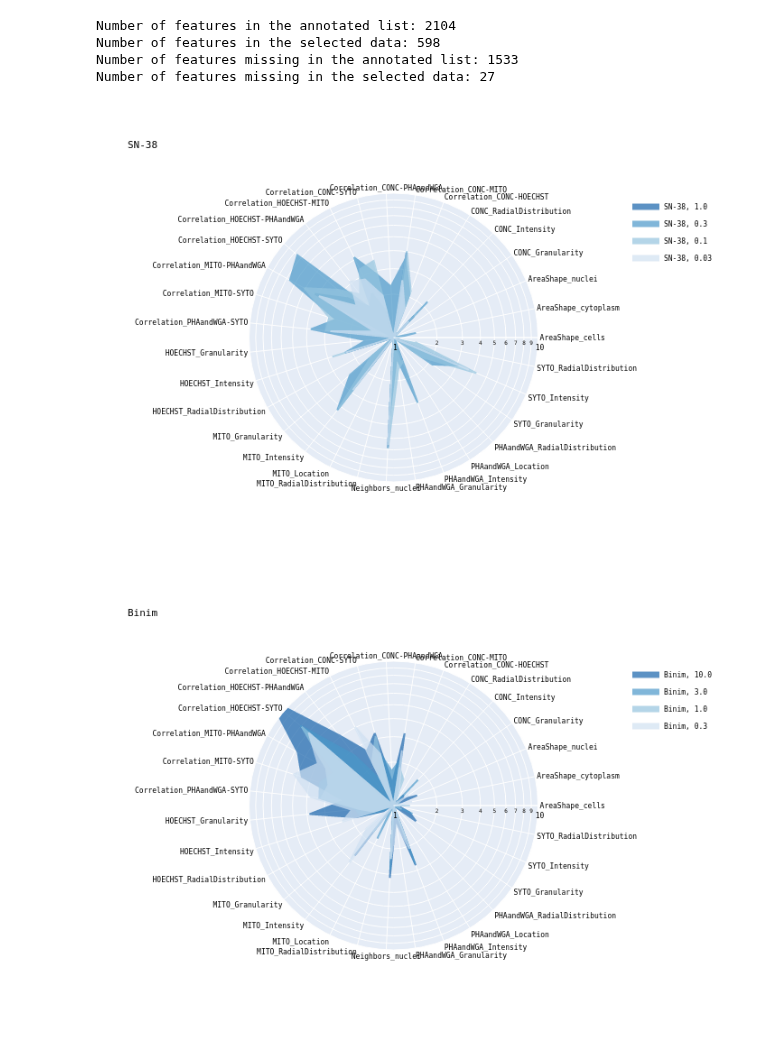
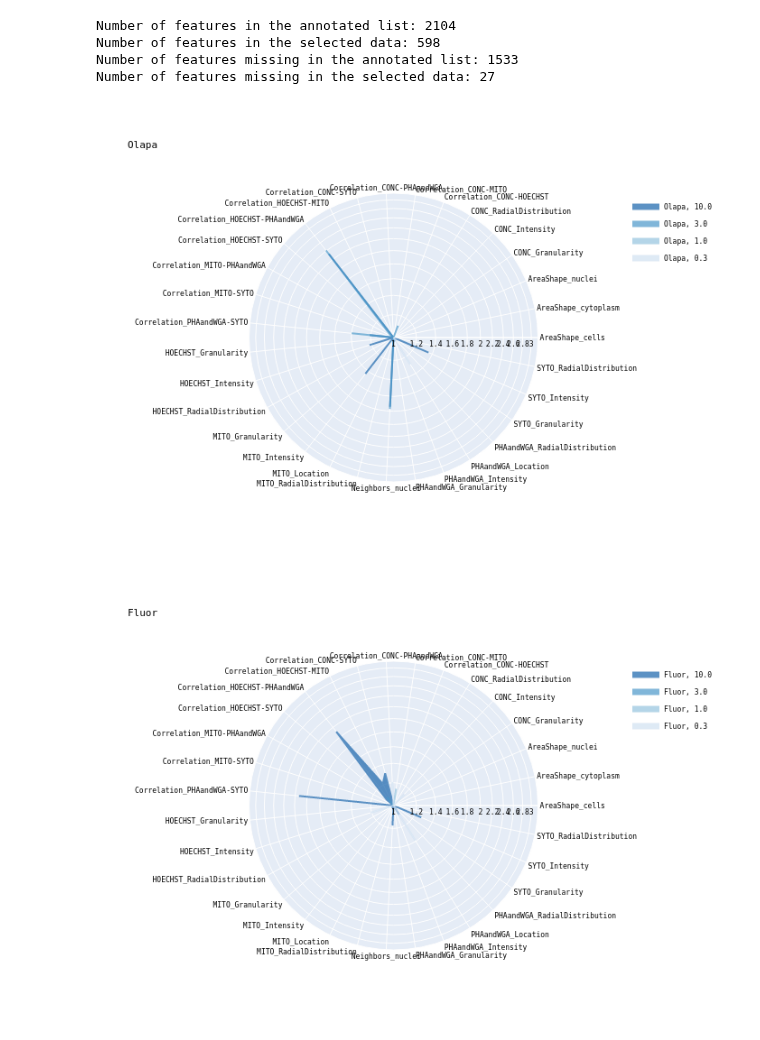
Before and after one commit to pharmbio/colopaint3D, a Jupyter notebook: spher_colo52_v1/3_Figure3/Radarplots/Radarplots_aggregates.ipynb, the cells around one changed output. Cells and saved outputs as stored; diff of their text form; code cells hidden in the pictures.

```diff
--- a/spher_colo52_v1/3_Figure3/Radarplots/Radarplots_aggregates.ipynb
+++ b/spher_colo52_v1/3_Figure3/Radarplots/Radarplots_aggregates.ipynb
@@ -131,3 +132,5 @@ CompoundList = ['SN-38', 'Binim', 'abema', 'Oxali', 'Fluor']
+# %%
+CompoundList = ['Olapa', 'Fluor']
 # %%
 cmap = sns.color_palette("Blues_r", 4)
 # %%
@@ -144,33 +147,33 @@ for compound in CompoundList:
         try:
             color = color_palette[i % len(color_palette)]
             data_point = df_38cat_part.loc["{}_{}".format(compound, dose)]
             trace = go.Scatterpolar(
                 r=data_point, theta=categories, fill='toself',
                 opacity=0.7, line_color=color, fillcolor=color,
                 connectgaps=True, name="{}, {}".format(compound, dose)
             )
             traces.append(trace)
         except:
             print("Missing data for {}_{}".format(compound, dose))
 
     fig = go.Figure(data=traces, layout=go.Layout(
         title=go.layout.Title(text='{}'.format(compound)),
         polar={'radialaxis': {'visible': True}},
         showlegend=True
     ))
 
     # Update the layout with a logarithmic radial axis
 
 
 
     fig.update_layout(
-        polar=dict(radialaxis=dict(type="log", range=[0, 1], tickangle=0)),
+        polar=dict(radialaxis=dict(type="log", range=[0, 0.5], tickangle=0)),
         showlegend=True,
         font=dict(family="Courier New, monospace", size=8, color="Black")
     )
 
     fig.show(renderer='png')
     fig.write_image("{}radarplot_3D_{}_{}.pdf".format(ImagesOut, compound, cell_line))
 # %% [output]
-[figure, old version]
+[figure, new version]
-[figure, old version]
+[figure, new version]
```
Also changed, not shown: parts of 3 cells of this notebook, 8 other files.
